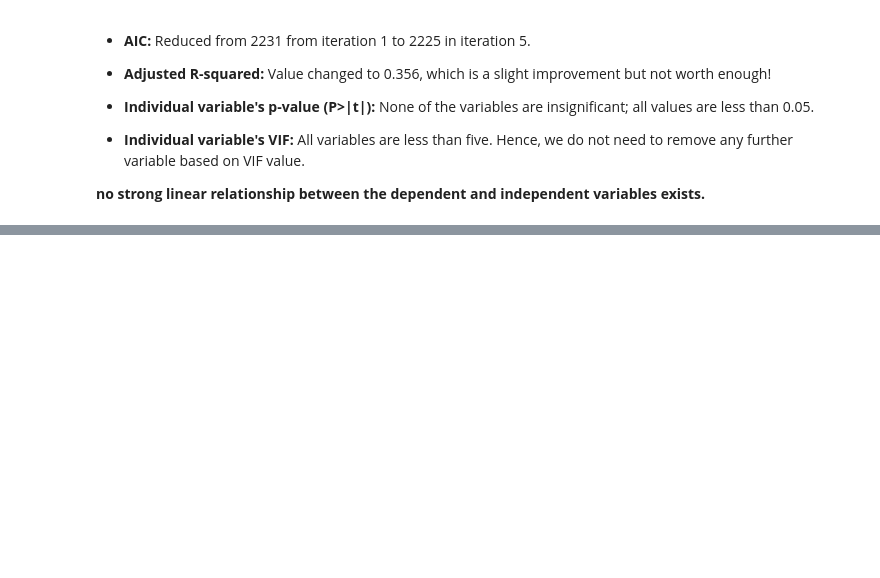
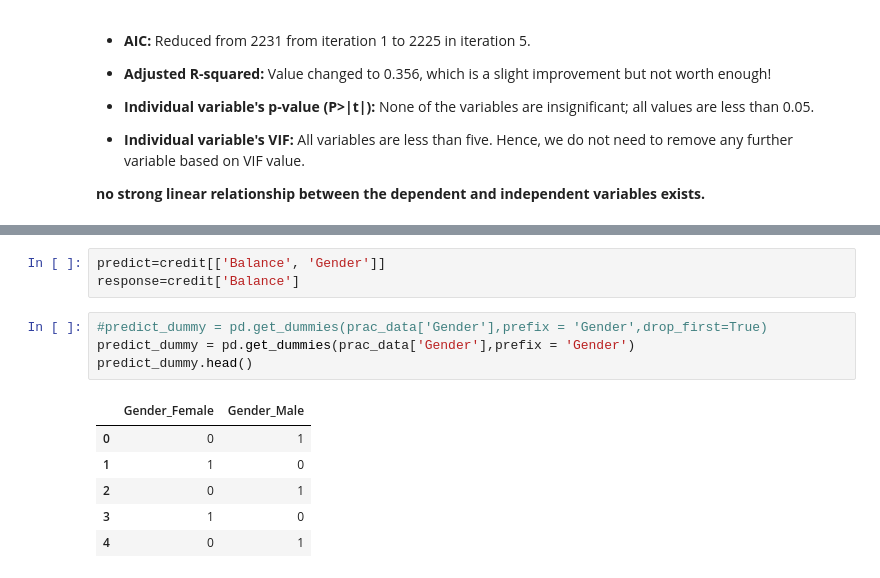
Before and after one commit to learn-co-students/ds-atlanta-06_24_19, a Jupyter notebook: module_4/day_2/Multiple Regression.ipynb, the cells around one changed output, grey strips where cells are left out. Saved outputs shown, nothing was run; the diff lists cells and outputs as text; blank space fills up the shorter version.

```diff
--- a/module_4/day_2/Multiple Regression.ipynb
+++ b/module_4/day_2/Multiple Regression.ipynb
@@ -360,0 +437,14 @@ MSE
+# %%
+predict=credit[['Balance', 'Gender']]
+response=credit['Balance']
+# %%
+#predict_dummy = pd.get_dummies(prac_data['Gender'],prefix = 'Gender',drop_first=True)
+predict_dummy = pd.get_dummies(prac_data['Gender'],prefix = 'Gender')
+predict_dummy.head()
+# %% [output]
+|  | Gender_Female | Gender_Male |
+| 0 | 0 | 1 |
+| 1 | 1 | 0 |
+| 2 | 0 | 1 |
+| 3 | 1 | 0 |
+| 4 | 0 | 1 |
```
Also changed, not shown: parts of 19 cells of this notebook, 6 other files.
